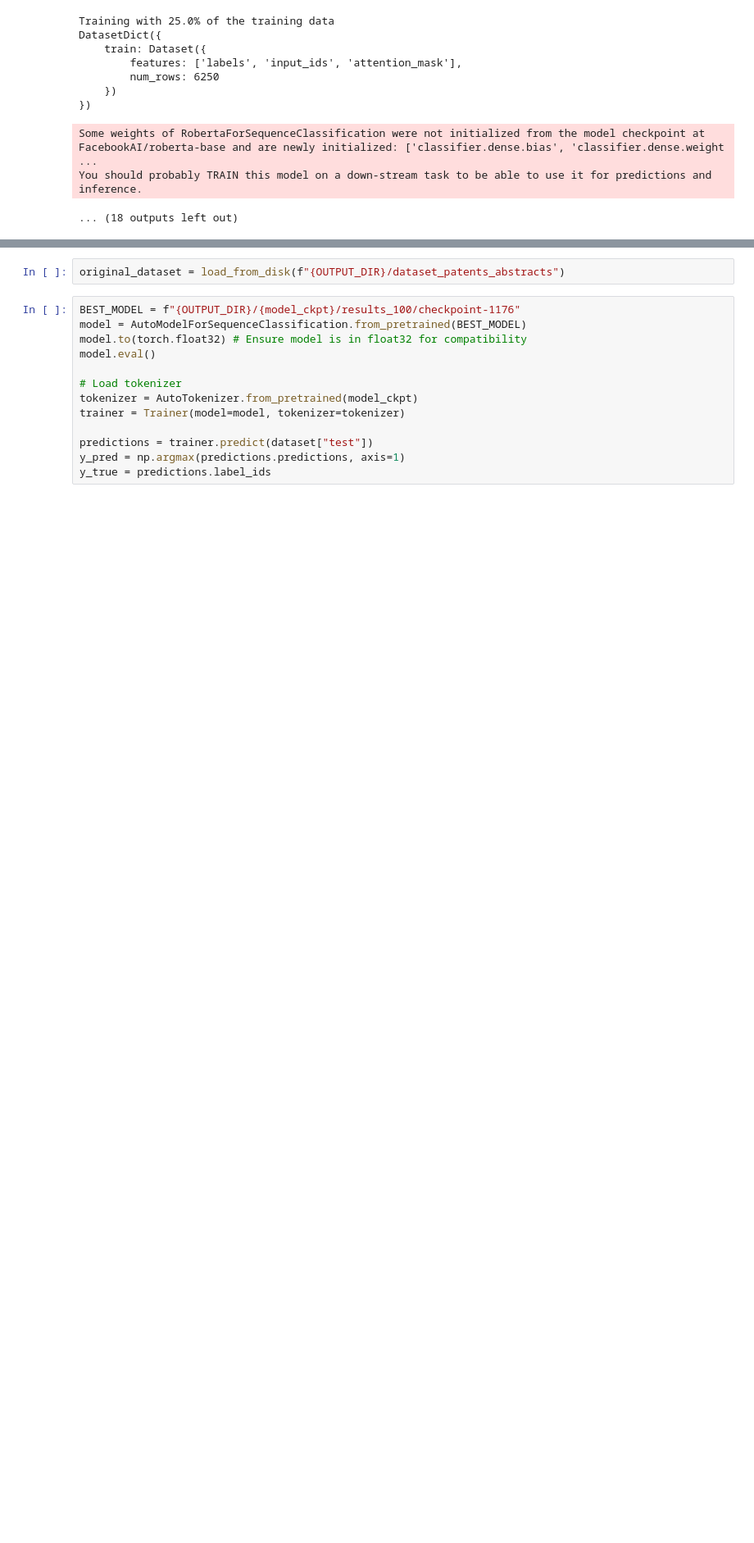
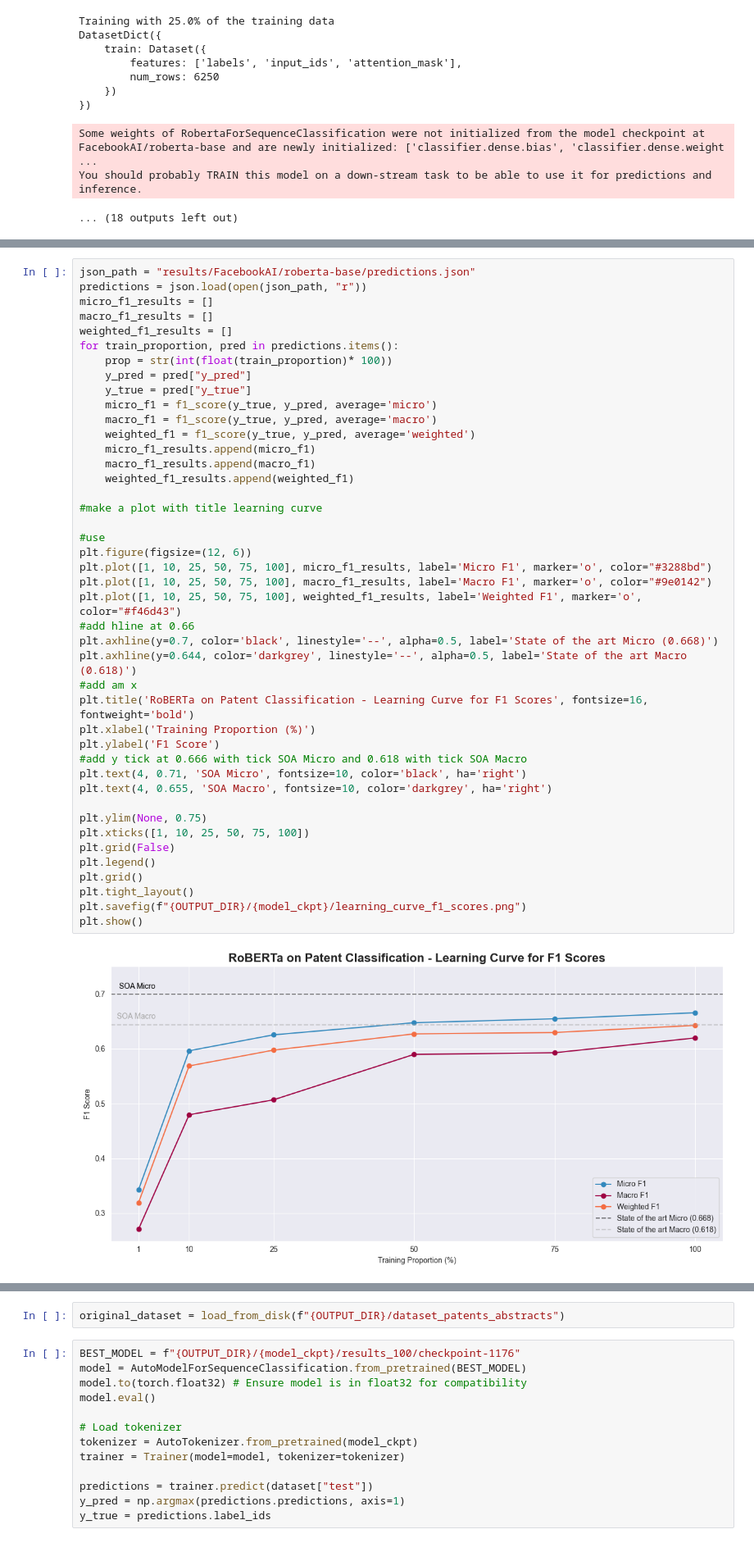
Before and after one commit to m9o8/anlp_final_project, a Jupyter notebook: code/task3.ipynb, the cells around one changed output, grey strips where cells are left out. Shown at 82% size. Cells and saved outputs as stored; diff of their text form; blank space fills up the shorter version.

Commit message:
task 3.A with final plots

```diff
--- a/code/task3.ipynb
+++ b/code/task3.ipynb
@@ -185 +185,46 @@ results.plot(save_plot_path=f"{OUTPUT_DIR}/{model_ckpt}/results_test.png")
+# %%
+json_path = "results/FacebookAI/roberta-base/predictions.json"
+predictions = json.load(open(json_path, "r"))
+micro_f1_results = []
+macro_f1_results = []
+weighted_f1_results = []
+for train_proportion, pred in predictions.items():
+    prop = str(int(float(train_proportion)* 100))
+    y_pred = pred["y_pred"]
+    y_true = pred["y_true"]
+    micro_f1 = f1_score(y_true, y_pred, average='micro')
+    macro_f1 = f1_score(y_true, y_pred, average='macro')
+    weighted_f1 = f1_score(y_true, y_pred, average='weighted')
+    micro_f1_results.append(micro_f1)
+    macro_f1_results.append(macro_f1)
+    weighted_f1_results.append(weighted_f1)
+
+#make a plot with title learning curve
+
+#use
+plt.figure(figsize=(12, 6))
+plt.plot([1, 10, 25, 50, 75, 100], micro_f1_results, label='Micro F1', marker='o', color="#3288bd")
+plt.plot([1, 10, 25, 50, 75, 100], macro_f1_results, label='Macro F1', marker='o', color="#9e0142")
+plt.plot([1, 10, 25, 50, 75, 100], weighted_f1_results, label='Weighted F1', marker='o', color="#f46d43")
+#add hline at 0.66
+plt.axhline(y=0.7, color='black', linestyle='--', alpha=0.5, label='State of the art Micro (0.668)')
+plt.axhline(y=0.644, color='darkgrey', linestyle='--', alpha=0.5, label='State of the art Macro (0.618)')
+#add am x
+plt.title('RoBERTa on Patent Classification - Learning Curve for F1 Scores', fontsize=16, fontweight='bold')
+plt.xlabel('Training Proportion (%)')
+plt.ylabel('F1 Score')
+#add y tick at 0.666 with tick SOA Micro and 0.618 with tick SOA Macro
+plt.text(4, 0.71, 'SOA Micro', fontsize=10, color='black', ha='right')
+plt.text(4, 0.655, 'SOA Macro', fontsize=10, color='darkgrey', ha='right')
+
+plt.ylim(None, 0.75)
+plt.xticks([1, 10, 25, 50, 75, 100])
+plt.grid(False)
+plt.legend()
+plt.grid()
+plt.tight_layout()
+plt.savefig(f"{OUTPUT_DIR}/{model_ckpt}/learning_curve_f1_scores.png")
+plt.show()
+# %% [output]
+[figure, added]
 # %% [markdown]
```
Also changed, not shown: parts of 8 cells of this notebook, 2 other files.
